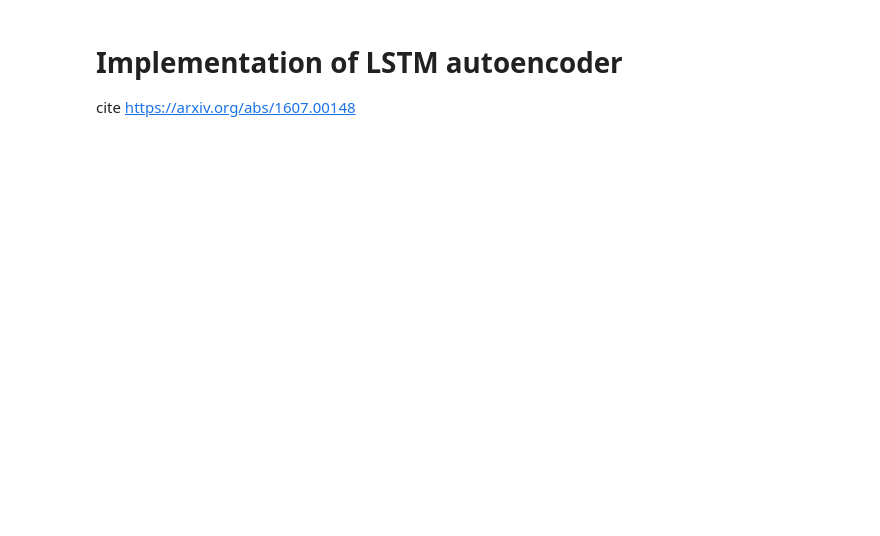
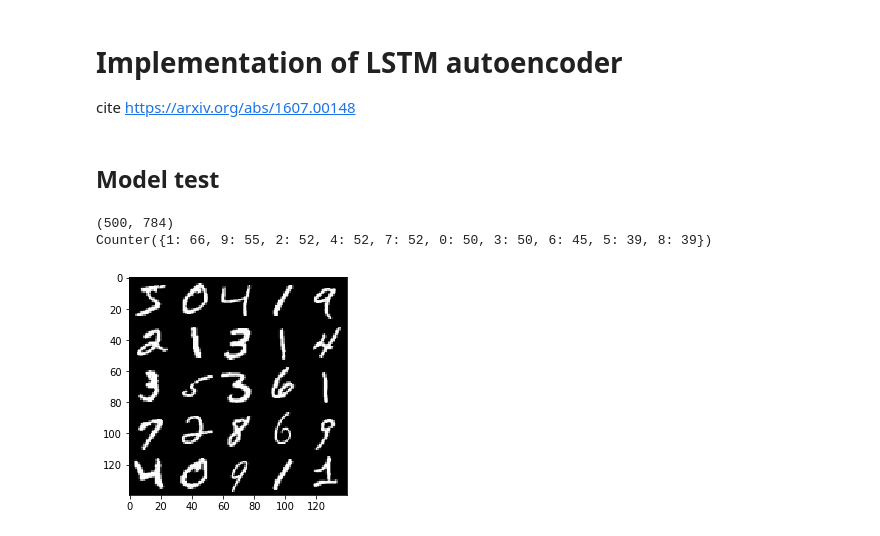
Before and after one commit to zc8340311/playground, a Jupyter notebook: LSTM-autoencoder.ipynb, the cells around one changed output. Saved outputs shown, nothing was run; the diff lists cells and outputs as text; code cells hidden in the pictures; blank space fills up the shorter version.

Commit message:
add imshow and finish first version of lstm autoencoder

```diff
--- a/LSTM-autoencoder.ipynb
+++ b/LSTM-autoencoder.ipynb
@@ -10,3 +15,18 @@ class lstm_autoencoder(object):
         pass
     def fit(**para):
         pass
+# %% [markdown]
+## Model test
+# %%
+x = np.load("/home/zc8304/Documents/train_x_small.pkl")
+y = np.load("/home/zc8304/Documents/train_y_small.pkl")
+print x.shape
+print Counter(y)
+x_pic = I.tile_raster_images(X=x, img_shape=(28,28), tile_shape=(5,5))
+plt.close('all')
+plt.imshow(x_pic,cmap='gray')
+plt.show()
+# %% [output]
+(500, 784)
+Counter({1: 66, 9: 55, 2: 52, 4: 52, 7: 52, 0: 50, 3: 50, 6: 45, 5: 39, 8: 39})
+[figure, added]
```
Also changed, not shown: parts of 5 cells of this notebook, 2 other files.
